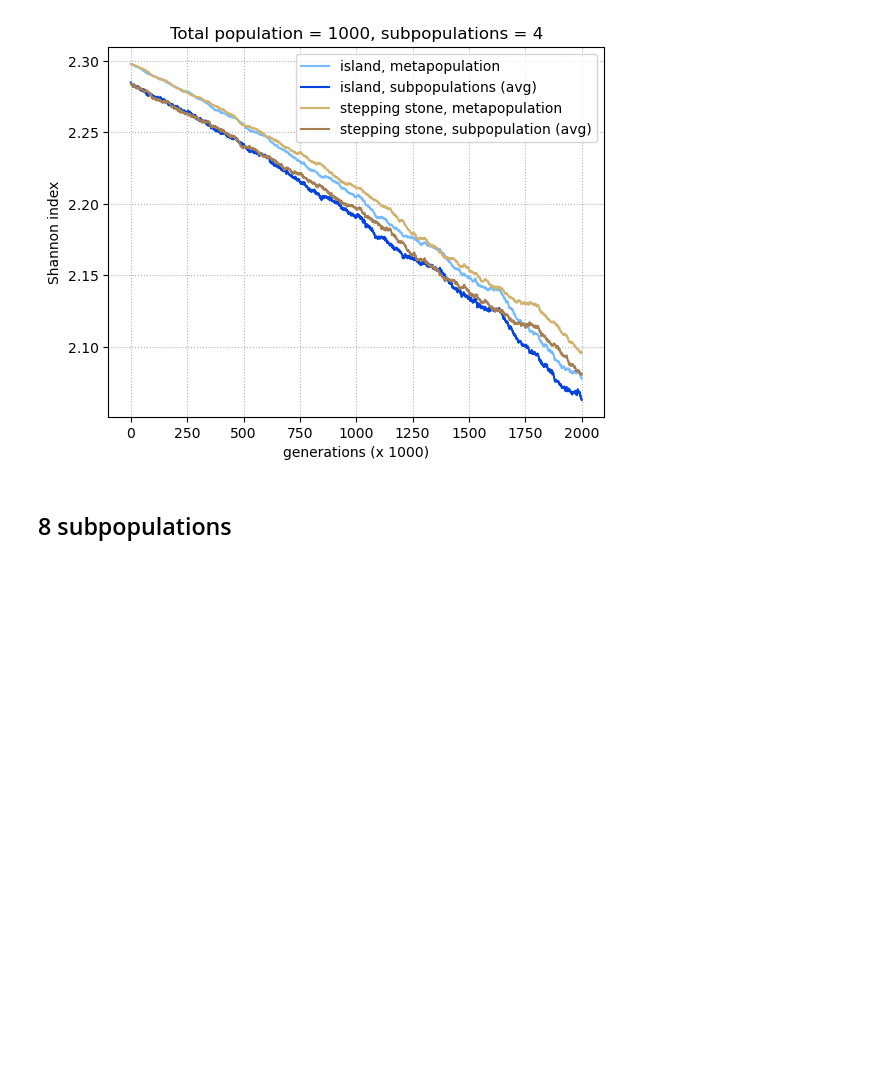
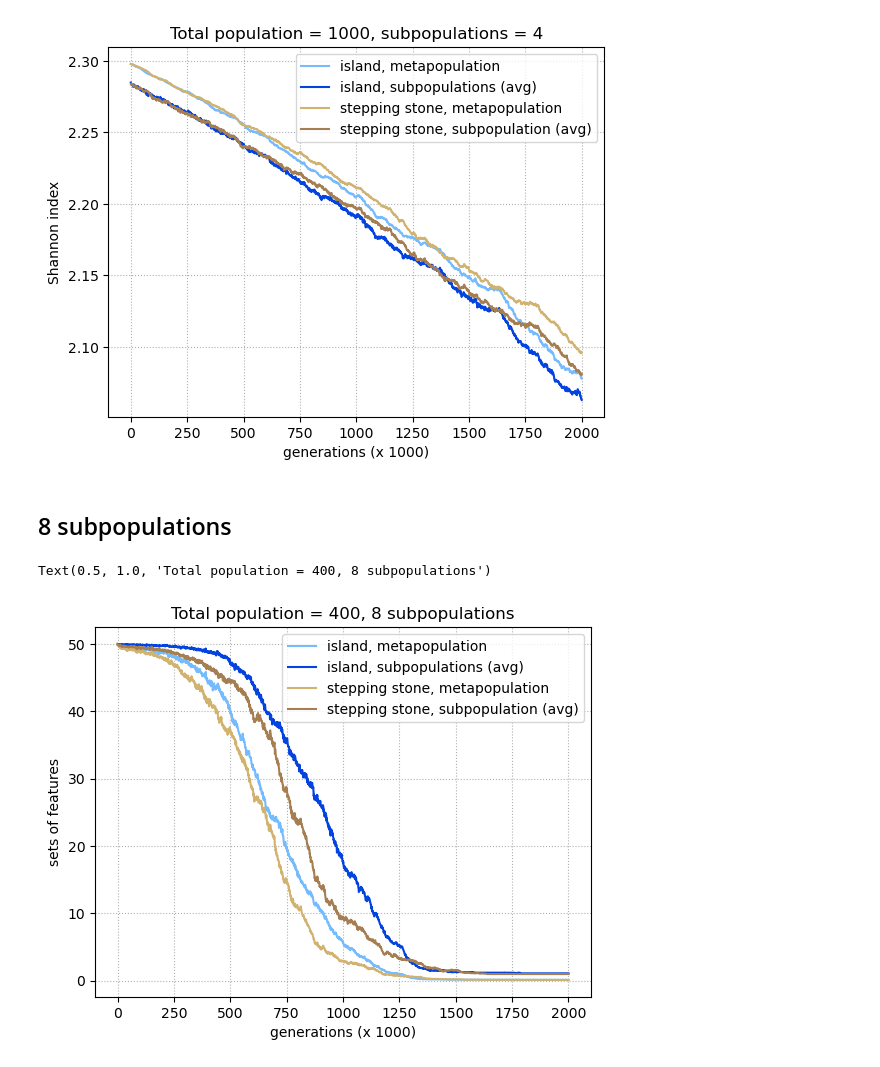
Before and after one commit to mtomasini/MetapopulationsPython, a Jupyter notebook: exploration.ipynb, the cells around one changed output. Cells and saved outputs as stored; diff of their text form; code cells hidden in the pictures; blank space fills up the shorter version.

```diff
--- a/exploration.ipynb
+++ b/exploration.ipynb
@@ -177,26 +177,29 @@ Text(0.5, 1.0, 'Total population = 1000, subpopulations = 4')
 ## 8 subpopulations
 # %%
 pop = 400
-island_metapop_counts = pd.read_csv(f"./Outputs/pop{pop}/island_model/8subpop_metapop_set_counts.csv", index_col=0)
+island_metapop_counts = pd.read_csv(f"./Outputs/pop{pop}/island/8subpop_metapop_set_counts.csv", index_col=0)
 stepping_metapop_counts = pd.read_csv(f"./Outputs/pop{pop}/stepping_stone/8subpop_metapop_set_counts.csv", index_col=0)
-island_subpop_counts = pd.read_csv(f"./Outputs/pop{pop}/island_model/8subpop_subpop_set_counts.csv", index_col=0)
+island_subpop_counts = pd.read_csv(f"./Outputs/pop{pop}/island/8subpop_subpop_set_counts.csv", index_col=0)
 stepping_subpop_counts = pd.read_csv(f"./Outputs/pop{pop}/stepping_stone/8subpop_subpop_set_counts.csv", index_col=0)
 #island_metapop_shannon = pd.read_csv("./Outputs/pop1000/island_model/4subpop_subpop_shannon.csv")
 #stepping_metapop_shannon = pd.read_csv("./Outputs/pop1000/stepping_stone/4subpop_subpop_shannon.csv")
 
 for dataset in [island_metapop_counts, stepping_metapop_counts, island_subpop_counts, stepping_subpop_counts]:
     dataset.index.names = ["generations"]
     dataset.columns.names = ["replicate"]
 
 plt.plot(island_metapop_counts.mean(axis=1)/8, color='xkcd:sky blue', linestyle= '-')
 
 plt.plot(island_subpop_counts.mean(axis=1), color='xkcd:blue', linestyle= '-')
 plt.plot(stepping_metapop_counts.mean(axis=1)/8, color='xkcd:tan', linestyle= '-')
 plt.plot(stepping_subpop_counts.mean(axis=1), color='xkcd:puce', linestyle= '-')
 
 plt.legend(['island, metapopulation', 'island, subpopulations (avg)',
             'stepping stone, metapopulation', 'stepping stone, subpopulation (avg)'])
 plt.xlabel("generations (x 1000)")
 plt.ylabel("sets of features")
 plt.grid(linestyle = ':')
 plt.title(f"Total population = {pop}, 8 subpopulations")
+# %% [output]
+Text(0.5, 1.0, 'Total population = 400, 8 subpopulations')
+[figure, added]
```
Also changed, not shown: parts of 10 cells of this notebook, 5 other files.
